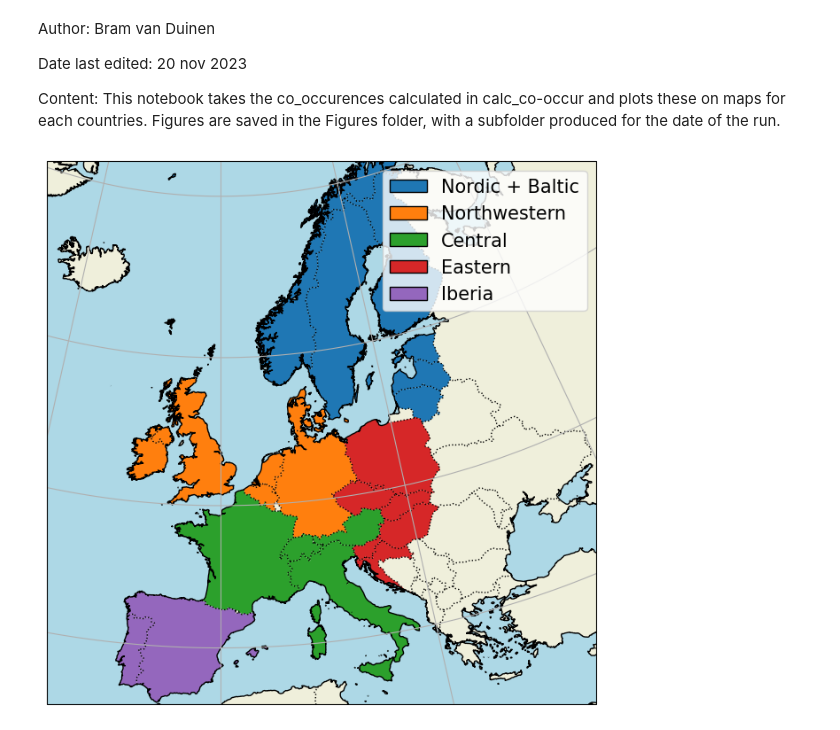
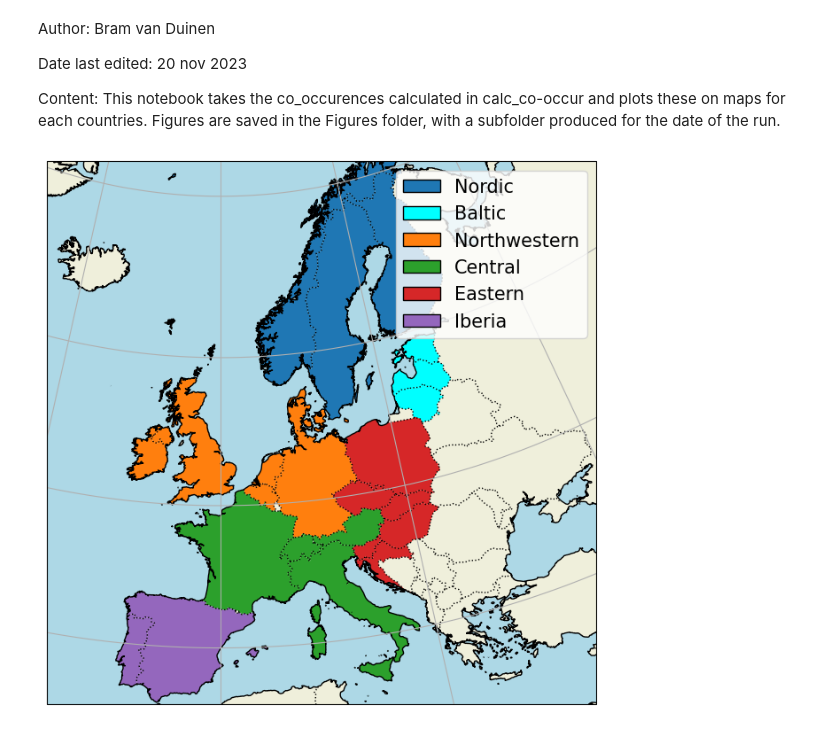
Before and after one commit to bramvanduinen/EnergyDroughtCooccurrence, a Jupyter notebook: src/illustrations/plot_regions.ipynb, the cells around one changed output. Saved outputs shown, nothing was run; the diff lists cells and outputs as text; code cells hidden in the pictures.

```diff
--- a/src/illustrations/plot_regions.ipynb
+++ b/src/illustrations/plot_regions.ipynb
@@ -46,36 +46,54 @@ countries = ['AUT', 'BEL', 'CHE', 'CZE', 'DEU', 'DNK',
              'ITA', 'LTU', 'LVA', 'NLD', 'NOR', 'POL', 'PRT',
              'SVK', 'SVN', 'SWE']
 
+# regions = {
+#     'Nordic + Baltic': ['EST', 'FIN', 'IRL', 'LTU', 'LVA', 'NOR', 'SWE'],
+#     'Northwestern': ['BEL', 'DEU', 'GBR', 'NLD', 'IRL', 'DNK'],
+#     'Central': ['ITA', 'AUT', 'CHE', 'FRA'],
+#     'Eastern': ['POL', 'HRV', 'HUN', 'CZE', 'SVK', 'SVN'],
+#     'Iberia': ['ESP', 'PRT'],
+# }
+
+# region_colors = {
+#     'Nordic + Baltic': 'C0',
+#     'Northwestern': 'C1',
+#     'Central': 'C2',
+#     'Eastern': 'C3',
+#     'Iberia': 'C4',
+# }
+
 regions = {
-    'Nordic + Baltic': ['EST', 'FIN', 'IRL', 'LTU', 'LVA', 'NOR', 'SWE'],
+    'Nordic': ['FIN', 'NOR', 'SWE'],
+    'Baltic': ['EST', 'LTU', 'LVA'],
     'Northwestern': ['BEL', 'DEU', 'GBR', 'NLD', 'IRL', 'DNK'],
     'Central': ['ITA', 'AUT', 'CHE', 'FRA'],
     'Eastern': ['POL', 'HRV', 'HUN', 'CZE', 'SVK', 'SVN'],
     'Iberia': ['ESP', 'PRT'],
 }
 
 region_colors = {
-    'Nordic + Baltic': 'C0',
+    'Nordic': 'C0',
+    'Baltic': 'cyan',
     'Northwestern': 'C1',
     'Central': 'C2',
     'Eastern': 'C3',
     'Iberia': 'C4',
 }
 
 legend_handles = []
 
 
 from matplotlib.patches import Rectangle
 
 for region, countries_list in regions.items():
     region_color = region_colors[region]
 
     for country in countries_list:
         poly = df.loc[df['ISO_A3_EH'] == country]['geometry'].values[0]
         ax.add_geometries(poly, crs=ccrs.PlateCarree(), facecolor=region_color, edgecolor='none', zorder=1)
 
     legend_handles.append(Rectangle((0, 0), 1, 1, facecolor=region_color, edgecolor='black'))
     ax.legend(legend_handles, regions.keys(), loc='upper right', bbox_to_anchor=(1, 1), fontsize = 15)
-plt.savefig('../../Results/Figures/regions_clusters.png', dpi=300, bbox_inches='tight')
+plt.savefig('../../Results/Figures/regions_clusters_v2.png', dpi=300, bbox_inches='tight')
 # %% [output]
-[figure, old version]
+[figure, new version]
```
Also changed, not shown: 28 other files.
